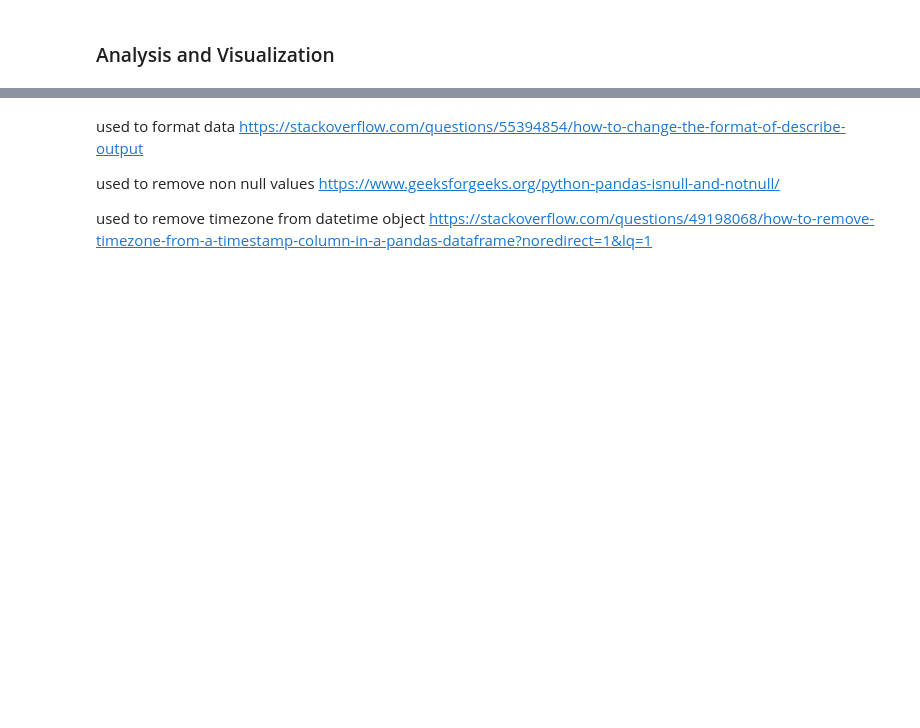
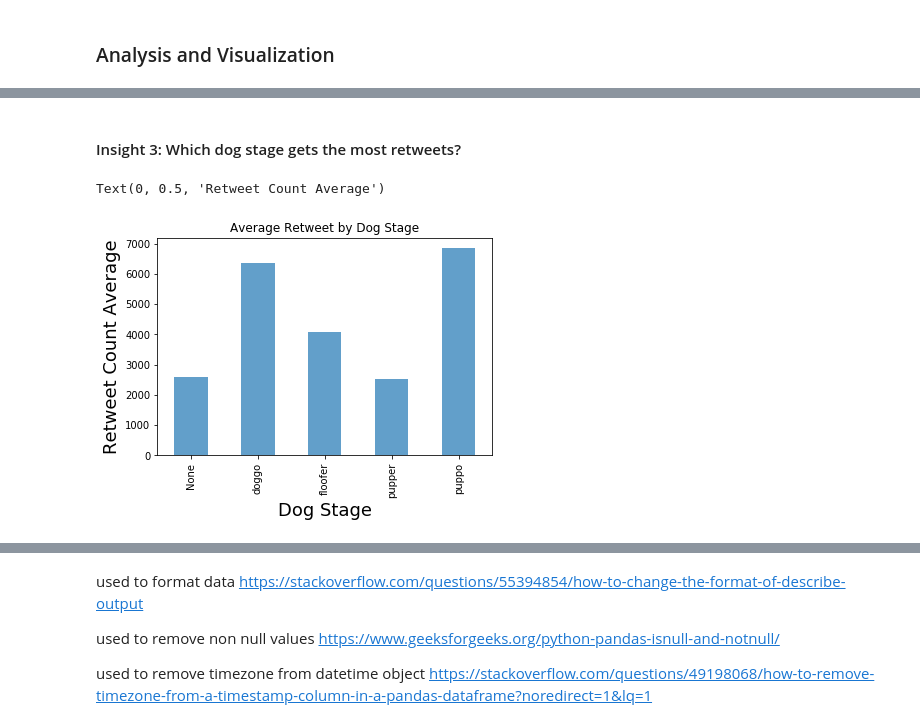
Before and after one commit to PhilipKarns/we_rate_dogs, a Jupyter notebook: wrangle_act.ipynb, the cells around one changed output, grey strips where cells are left out. Cells and saved outputs as stored; diff of their text form; code cells hidden in the pictures; blank space fills up the shorter version.

```diff
--- a/wrangle_act.ipynb
+++ b/wrangle_act.ipynb
@@ -705,0 +806,10 @@ twitter_archive_clean.to_csv('twitter_archive_master.txt', index=False)
+# %% [markdown]
+#### Insight 3: Which dog stage gets the most retweets?
+# %%
+dog_stage_retweet_avg = twitter_archive_clean.groupby('dog_stage')['retweet_count'].mean()
+dog_stage_retweet_avg.plot(kind='bar', title='Average Retweet by Dog Stage', alpha=.7)
+plt.xlabel('Dog Stage', fontsize=18)
+plt.ylabel('Retweet Count Average', fontsize=18)
+# %% [output]
+Text(0, 0.5, 'Retweet Count Average')
+[figure, added]
```
Also changed, not shown: parts of 25 cells of this notebook.
